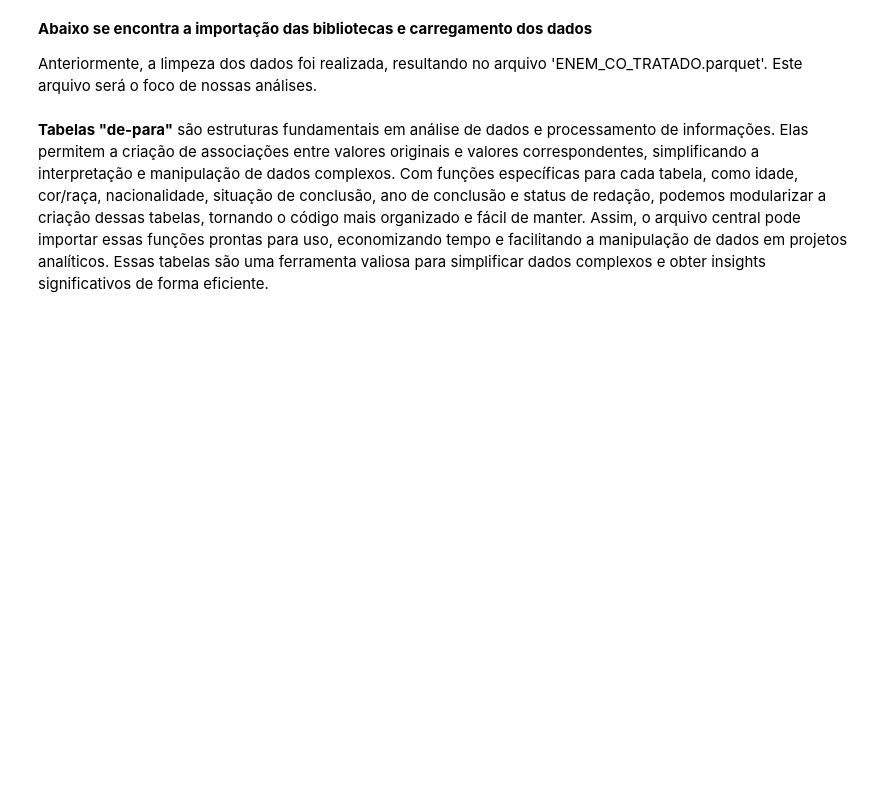
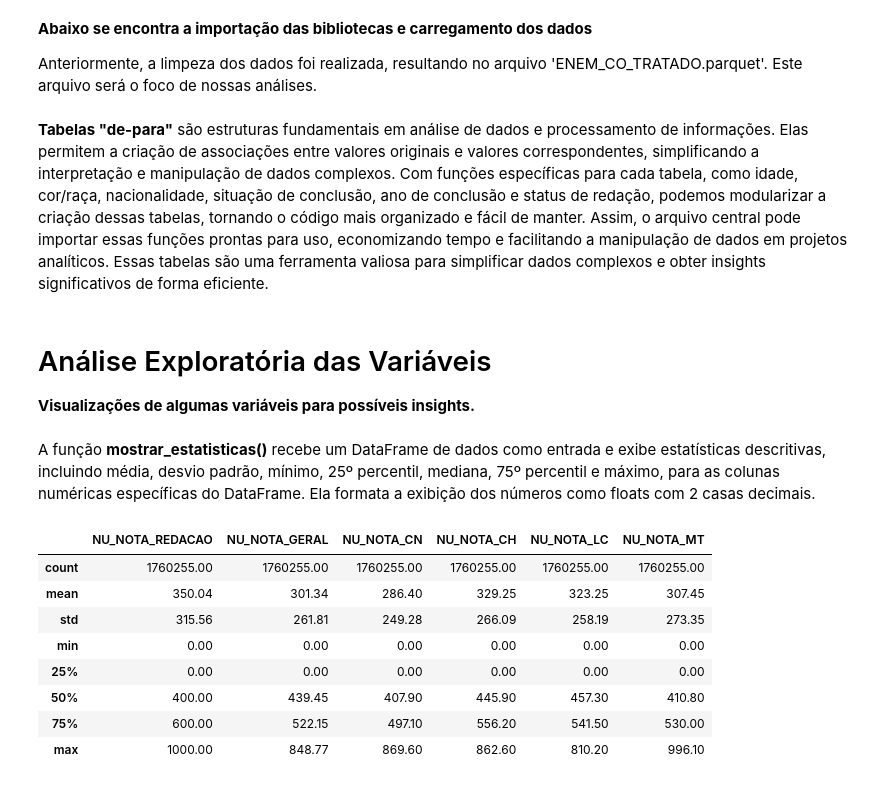
Before and after one commit to claraferreirabatista/analise_estatistica_microdados_do_enem, a Jupyter notebook: analise_estatistica_dos_dados_enem.ipynb, the cells around one changed output. Saved outputs shown, nothing was run; the diff lists cells and outputs as text; code cells hidden in the pictures; blank space fills up the shorter version.

```diff
--- a/analise_estatistica_dos_dados_enem.ipynb
+++ b/analise_estatistica_dos_dados_enem.ipynb
@@ -34,3 +39,21 @@ tabela_nacionalidade = criar_tabela_de_para_nacionalidade()
 tabela_situacao_conclusao = criar_tabela_de_para_situacao_conclusao()
 tabela_ano_conclusao = criar_tabela_de_para_ano_conclusao()
 tabela_status_redacao = criar_tabela_de_para_status_redacao()
+# %% [markdown]
+# Análise Exploratória das Variáveis
+**Visualizações de algumas variáveis para possíveis insights.**
+# %% [markdown]
+A função **mostrar_estatisticas()** recebe um DataFrame de dados como entrada e exibe estatísticas descritivas, incluindo média, desvio padrão, mínimo, 25º percentil, mediana, 75º percentil e máximo, para as colunas numéricas específicas do DataFrame. Ela formata a exibição dos números como floats com 2 casas decimais.
+# %%
+from estatisticas import mostrar_estatisticas
+mostrar_estatisticas(dados_tratados)
+# %% [output]
+|  | NU_NOTA_REDACAO | NU_NOTA_GERAL | NU_NOTA_CN | NU_NOTA_CH | NU_NOTA_LC | NU_NOTA_MT |
+| count | 1760255.00 | 1760255.00 | 1760255.00 | 1760255.00 | 1760255.00 | 1760255.00 |
+| mean | 350.04 | 301.34 | 286.40 | 329.25 | 323.25 | 307.45 |
+| std | 315.56 | 261.81 | 249.28 | 266.09 | 258.19 | 273.35 |
+| min | 0.00 | 0.00 | 0.00 | 0.00 | 0.00 | 0.00 |
+| 25% | 0.00 | 0.00 | 0.00 | 0.00 | 0.00 | 0.00 |
+| 50% | 400.00 | 439.45 | 407.90 | 445.90 | 457.30 | 410.80 |
+| 75% | 600.00 | 522.15 | 497.10 | 556.20 | 541.50 | 530.00 |
+| max | 1000.00 | 848.77 | 869.60 | 862.60 | 810.20 | 996.10 |
```
Also changed, not shown: parts of 13 cells of this notebook, 2 other files.
